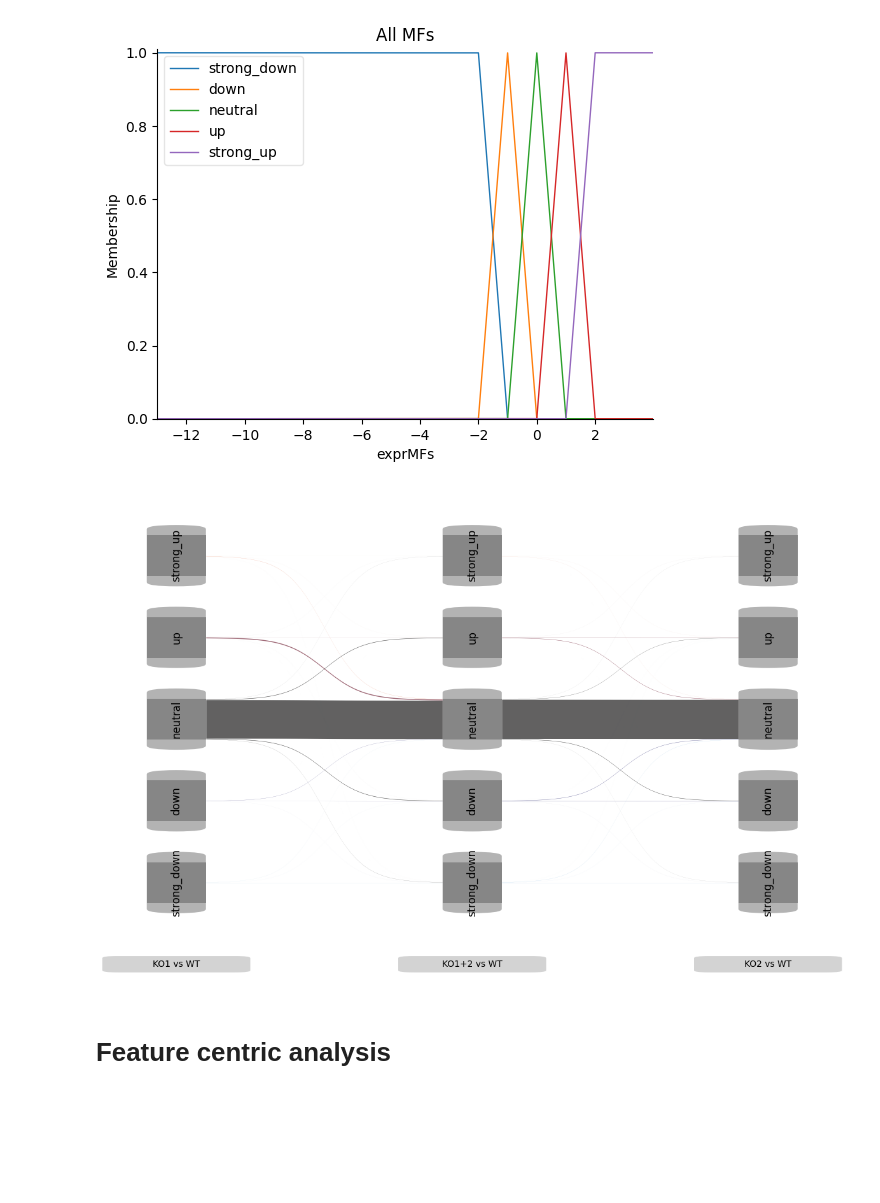
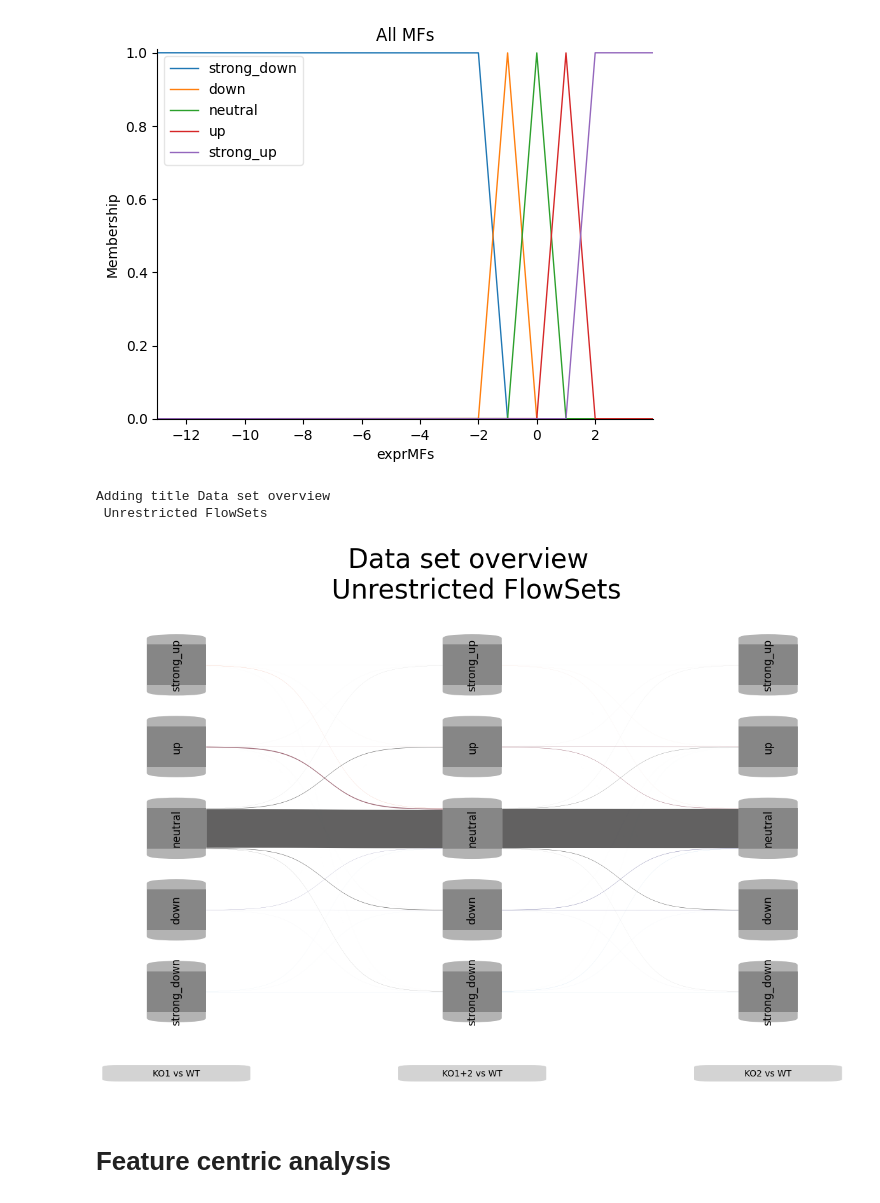
Before and after one commit to mjoppich/FlowSets, a Jupyter notebook: small_example/Flowsets_example.ipynb, the cells around one changed output. Drawn from its saved outputs; the diff is of its cells as text; code cells hidden in the pictures; blank space fills up the shorter version.

```diff
--- a/small_example/Flowsets_example.ipynb
+++ b/small_example/Flowsets_example.ipynb
@@ -51,18 +51,20 @@ to_homogeneous: Double.KDKO vs Wildtype
 # %%
 # Create a FlowAnalysis object for the fuzzified data
 # Define the mapping from comparison names to display names and order
 series2name=(
        ("HSF1.KD vs Wildtype",'KO1 vs WT'),
         ("Double.KDKO vs Wildtype",'KO1+2 vs WT'),
        ("MSN24.KO vs Wildtype",'KO2 vs WT')
     )
 
 fa= FlowAnalysis(explDFWide,"gene_id", series2name, mfFuzzy)
 
 # Plot the flow memberships for all genes
-fa.plot_flows(figsize=(15, 10),outfile="./plots/complete_flow")
+fa.plot_flows(figsize=(15, 10),title="Data set overview \n Unrestricted FlowSets",outfile="./plots/complete_flow")
 # %% [output]
+Adding title Data set overview
+ Unrestricted FlowSets
-[figure, old version]
+[figure, new version]
 # %% [markdown]
 # Feature centric analysis
 # %%
```
Also changed, not shown: 3 other files.
